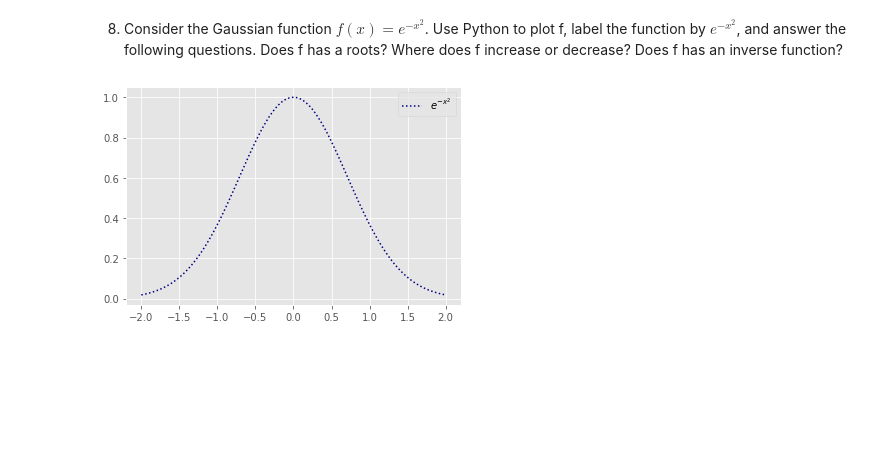
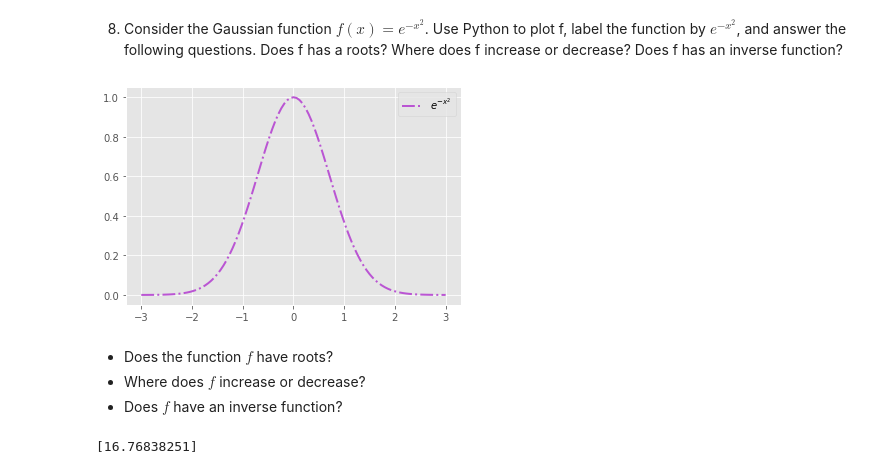
Before and after one commit to the-ben-borg/bloom-dse, a Jupyter notebook: linear-algebra/DSE-LinearAlgebra-Assignment3_Functions.ipynb, the cells around one changed output. Drawn from its saved outputs; the diff is of its cells as text; code cells hidden in the pictures; blank space fills up the shorter version.

Commit message:
Work on Linear Algebra, Assignment 3; plotting function and its inverse

```diff
--- a/linear-algebra/DSE-LinearAlgebra-Assignment3_Functions.ipynb
+++ b/linear-algebra/DSE-LinearAlgebra-Assignment3_Functions.ipynb
@@ -105,13 +106,23 @@ plt.show()
 # %%
 import math
 
 def f(x):
     return math.exp(-x**2)
 
+x = np.linspace(-3, 3, 101)
 f2 = np.vectorize(f)
-x = np.linspace(-2, 2, 101)
-plt.plot(x, f2(x), color="navy", linestyle="dotted", label="$e^{-x^2}$")
+plt.plot(x, f2(x), color="mediumorchid", ls="dashdot", lw="2", label="$e^{-x^2}$")
 plt.legend()
 plt.show()
 # %% [output]
-[figure, old version]
+[figure, new version]
+# %% [markdown]
+- Does the function $f$ have roots?
+- Where does $f$ increase or decrease?
+- Does $f$ have an inverse function?
+# %%
+from scipy.optimize import fsolve
+
+print(fsolve(f, 2))
+# %% [output]
+[16.76838251]
```
Also changed, not shown: parts of 10 cells of this notebook, 1 other file.
